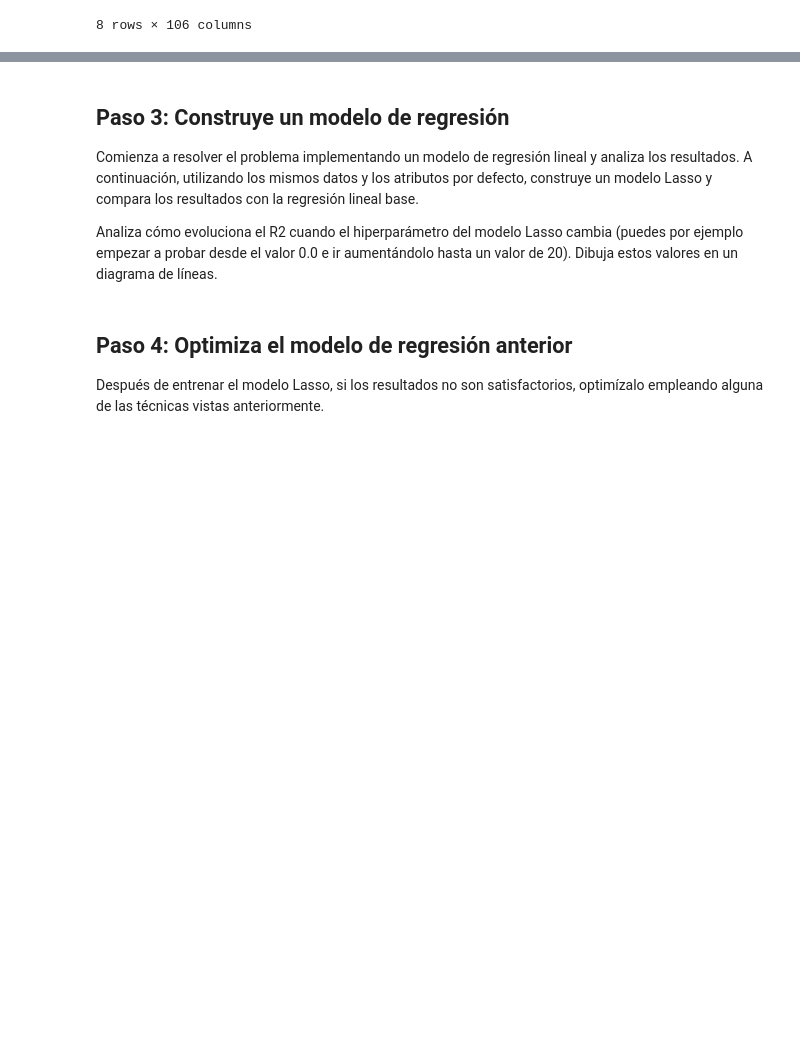
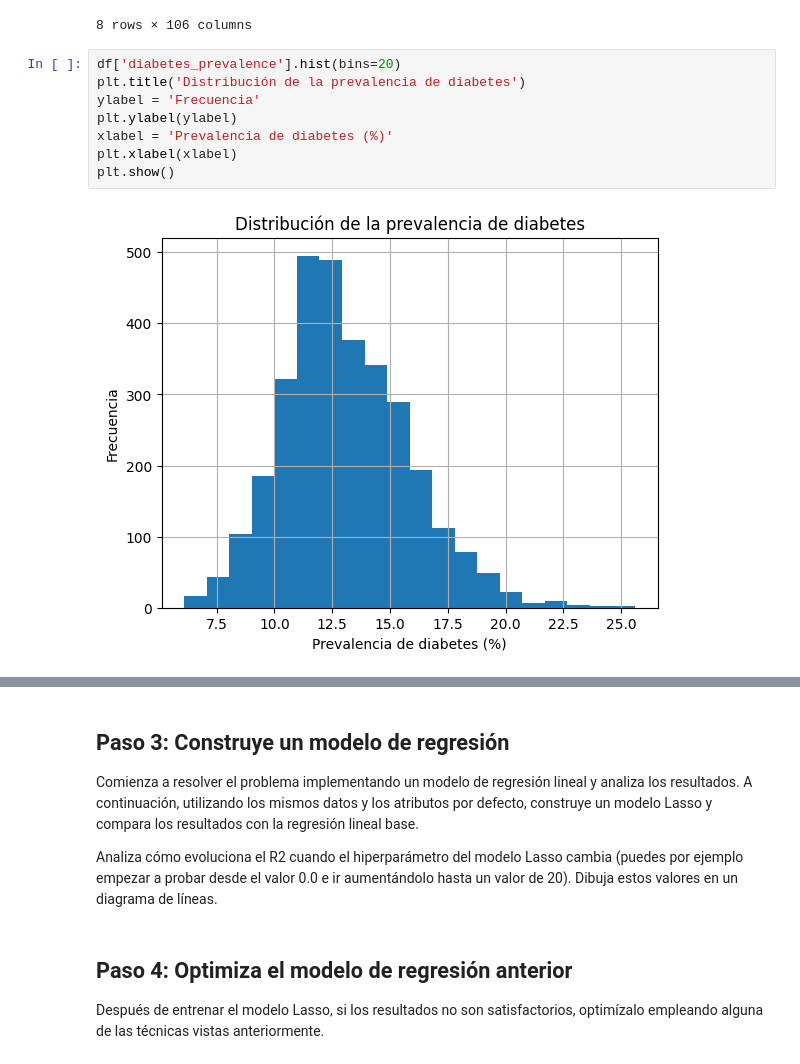
Before and after one commit to 4GeeksAcademy/ekbalam11-machine-learning, a Jupyter notebook: src/02-linear-regression-medical-insurance-cost.ipynb, the cells around one changed output, grey strips where cells are left out. Cells and saved outputs as stored; diff of their text form; blank space fills up the shorter version.

```diff
--- a/src/02-linear-regression-medical-insurance-cost.ipynb
+++ b/src/02-linear-regression-medical-insurance-cost.ipynb
@@ -35,3 +82,13 @@ df.describe()
 | 75% | 45081.500000 | 6.791300e+04 | 8.097000e+03 | 12.951840 | 8.822250e+03 | 13.659282 | 8.976250e+03 | ... |
 | max | 56045.000000 | 1.010552e+07 | 1.208253e+06 | 25.460677 | 1.239139e+06 | 23.304372 | 1.557073e+06 | ... |
 8 rows × 106 columns
+# %%
+df['diabetes_prevalence'].hist(bins=20)
+plt.title('Distribución de la prevalencia de diabetes')
+ylabel = 'Frecuencia'
+plt.ylabel(ylabel)
+xlabel = 'Prevalencia de diabetes (%)'
+plt.xlabel(xlabel)
+plt.show()
+# %% [output]
+[figure, added]
```
Also changed, not shown: parts of 12 cells of this notebook, 1 other file.
